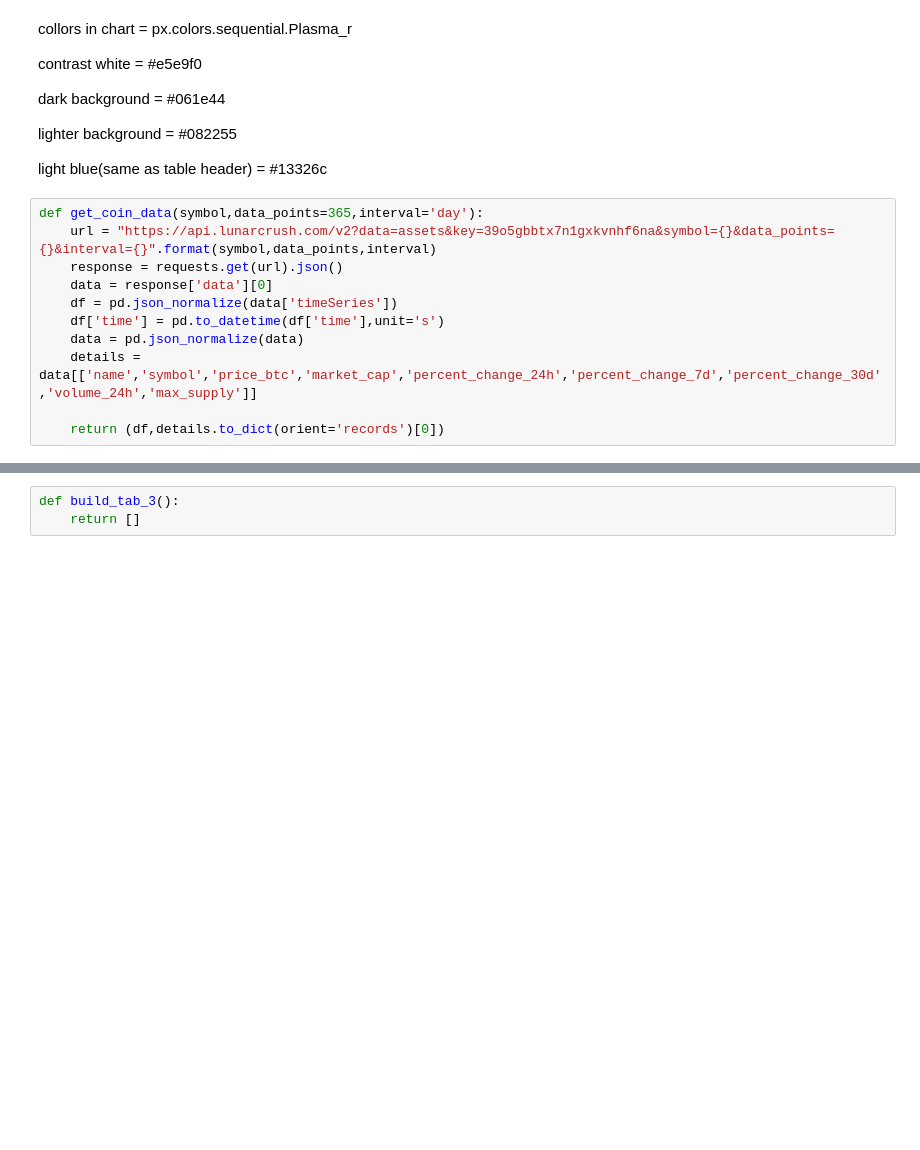
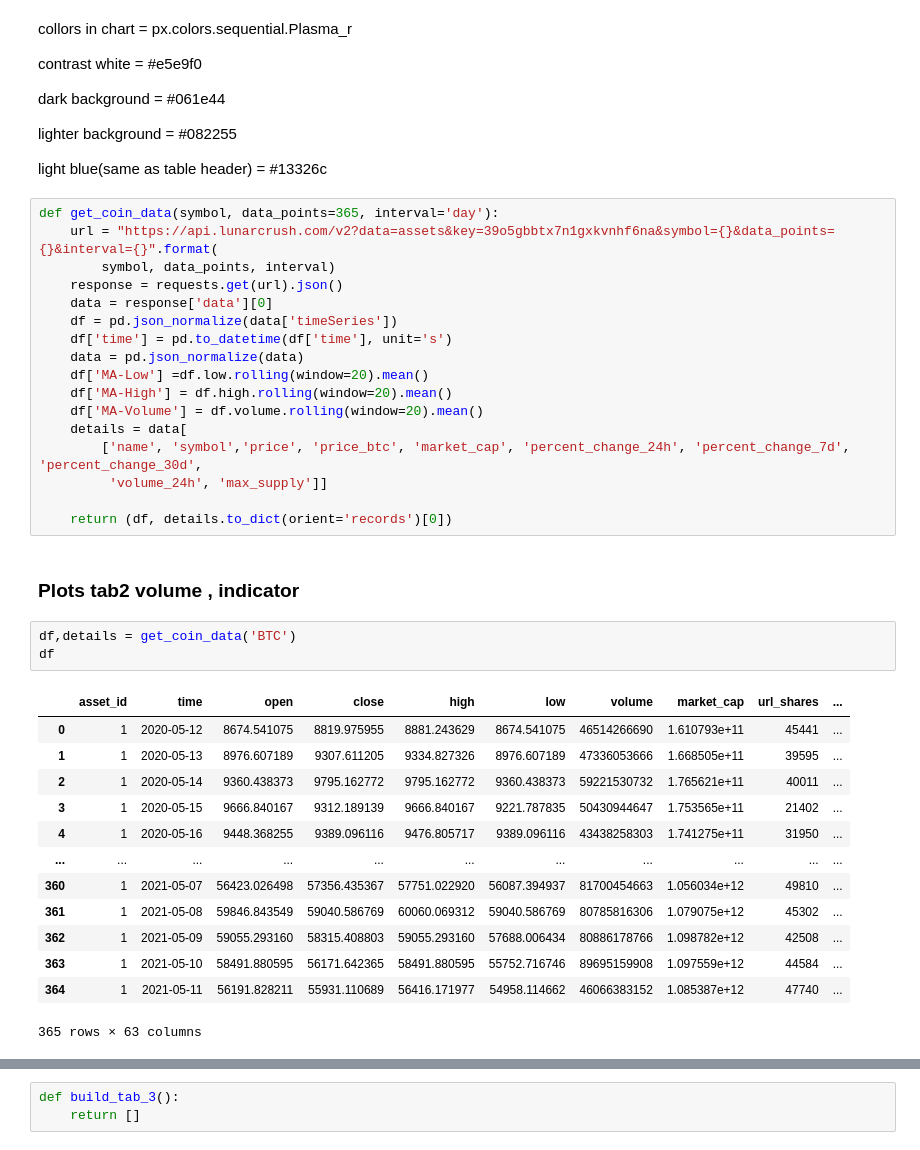
Before and after one commit to maslana146/StockApp, a Jupyter notebook: StockApp.ipynb, the cells around one changed output, grey strips where cells are left out. Saved outputs shown, nothing was run; the diff lists cells and outputs as text; blank space fills up the shorter version.

Commit message:
Last plots

```diff
--- a/StockApp.ipynb
+++ b/StockApp.ipynb
@@ -43,13 +42,38 @@ lighter background = #082255
 
 light blue(same as table header) = #13326c
 # %%
-def get_coin_data(symbol,data_points=365,interval='day'):
-    url = "https://api.lunarcrush.com/v2?data=assets&key=39o5gbbtx7n1gxkvnhf6na&symbol={}&data_points={}&interval={}".format(symbol,data_points,interval)
+def get_coin_data(symbol, data_points=365, interval='day'):
+    url = "https://api.lunarcrush.com/v2?data=assets&key=39o5gbbtx7n1gxkvnhf6na&symbol={}&data_points={}&interval={}".format(
+        symbol, data_points, interval)
     response = requests.get(url).json()
     data = response['data'][0]
     df = pd.json_normalize(data['timeSeries'])
-    df['time'] = pd.to_datetime(df['time'],unit='s')
+    df['time'] = pd.to_datetime(df['time'], unit='s')
     data = pd.json_normalize(data)
-    details = data[['name','symbol','price_btc','market_cap','percent_change_24h','percent_change_7d','percent_change_30d','volume_24h','max_supply']]
+    df['MA-Low'] =df.low.rolling(window=20).mean()
+    df['MA-High'] = df.high.rolling(window=20).mean()
+    df['MA-Volume'] = df.volume.rolling(window=20).mean()
+    details = data[
+        ['name', 'symbol','price', 'price_btc', 'market_cap', 'percent_change_24h', 'percent_change_7d', 'percent_change_30d',
+         'volume_24h', 'max_supply']]
 
-    return (df,details.to_dict(orient='records')[0])
+    return (df, details.to_dict(orient='records')[0])
+# %% [markdown]
+### Plots tab2 volume , indicator
+# %%
+df,details = get_coin_data('BTC')
+df
+# %% [output]
+|  | asset_id | time | open | close | high | low | volume | market_cap | url_shares | ... |
+| 0 | 1 | 2020-05-12 | 8674.541075 | 8819.975955 | 8881.243629 | 8674.541075 | 46514266690 | 1.610793e+11 | 45441 | ... |
+| 1 | 1 | 2020-05-13 | 8976.607189 | 9307.611205 | 9334.827326 | 8976.607189 | 47336053666 | 1.668505e+11 | 39595 | ... |
+| 2 | 1 | 2020-05-14 | 9360.438373 | 9795.162772 | 9795.162772 | 9360.438373 | 59221530732 | 1.765621e+11 | 40011 | ... |
+| 3 | 1 | 2020-05-15 | 9666.840167 | 9312.189139 | 9666.840167 | 9221.787835 | 50430944647 | 1.753565e+11 | 21402 | ... |
+| 4 | 1 | 2020-05-16 | 9448.368255 | 9389.096116 | 9476.805717 | 9389.096116 | 43438258303 | 1.741275e+11 | 31950 | ... |
+| ... | ... | ... | ... | ... | ... | ... | ... | ... | ... | ... |
+| 360 | 1 | 2021-05-07 | 56423.026498 | 57356.435367 | 57751.022920 | 56087.394937 | 81700454663 | 1.056034e+12 | 49810 | ... |
+| 361 | 1 | 2021-05-08 | 59846.843549 | 59040.586769 | 60060.069312 | 59040.586769 | 80785816306 | 1.079075e+12 | 45302 | ... |
+| 362 | 1 | 2021-05-09 | 59055.293160 | 58315.408803 | 59055.293160 | 57688.006434 | 80886178766 | 1.098782e+12 | 42508 | ... |
+| 363 | 1 | 2021-05-10 | 58491.880595 | 56171.642365 | 58491.880595 | 55752.716746 | 89695159908 | 1.097559e+12 | 44584 | ... |
+| 364 | 1 | 2021-05-11 | 56191.828211 | 55931.110689 | 56416.171977 | 54958.114662 | 46066383152 | 1.085387e+12 | 47740 | ... |
+365 rows × 63 columns
```
Also changed, not shown: parts of 20 cells of this notebook, 1 other file.
